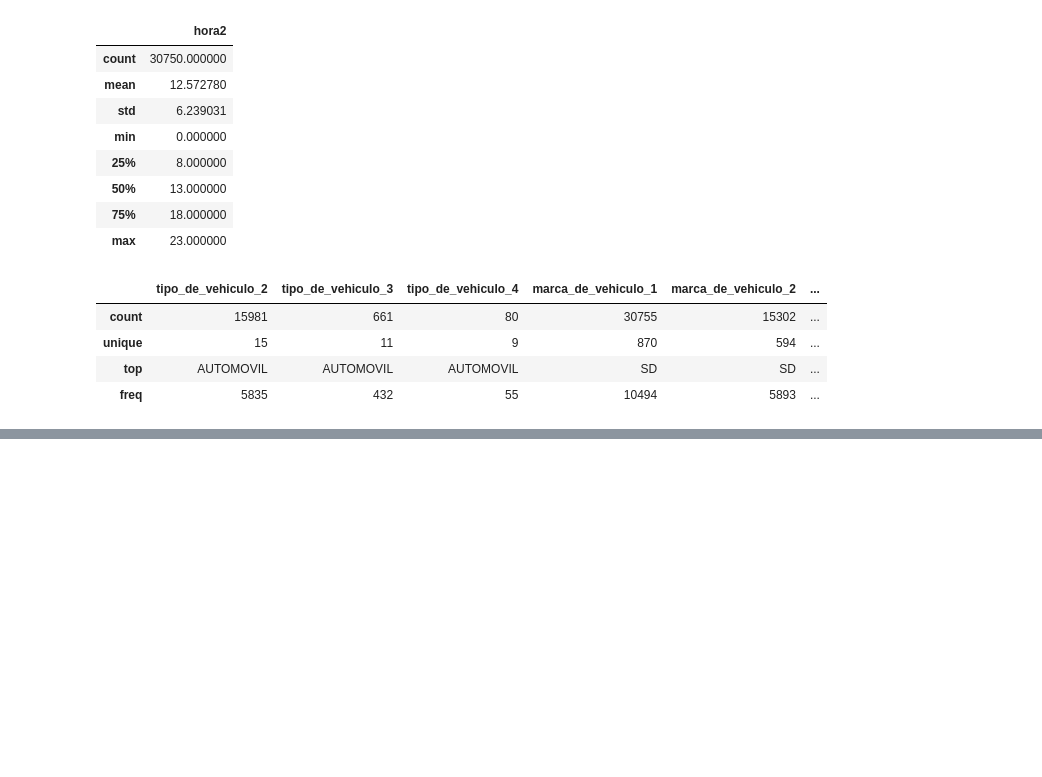
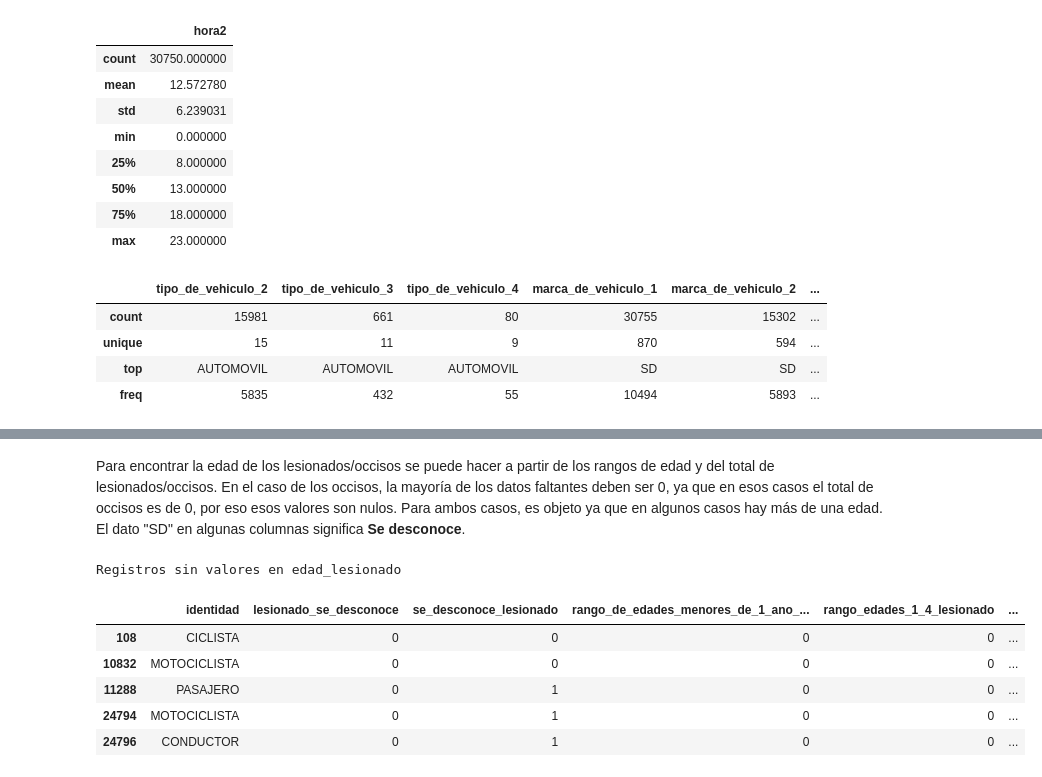
Before and after one commit to XbraYx/IA-para-deteccion-de-accidentes-de-trafico, a Jupyter notebook: notebooks/data_cleaning.ipynb, the cells around one changed output, grey strips where cells are left out. Drawn from its saved outputs; the diff is of its cells as text; code cells hidden in the pictures; blank space fills up the shorter version.

```diff
--- a/notebooks/data_cleaning.ipynb
+++ b/notebooks/data_cleaning.ipynb
@@ -55,5 +55,5 @@ df = pd.read_csv('../data/2018-2019/nacional/conjunto_de_datos/datos_mexico_2019
 # %%
-df2 = pd.read_csv('../data/2018-2019/cdmx/hechos-de-transito-reportados-por-ssc-base-comparativa.csv')
+df2 = pd.read_csv('../data/raw/2018-2019/cdmx/hechos-de-transito-reportados-por-ssc-base-comparativa.csv')
 # %% [markdown]
 # Datos nacionales
 # %%
@@ -470,0 +438,14 @@ El dato "SD" en algunas columnas significa **Se desconoce**.
+# %%
+df2 = df2.drop(
+    [
+        'tipo_de_vehiculo_2',
+        'tipo_de_vehiculo_3',
+        'tipo_de_vehiculo_4',
+        'marca_de_vehiculo_2',
+        'marca_de_vehiculo_3',
+        'marca_de_vehiculo_4',
+        'lugar_del_deceso',
+        'hora2'
+    ],
+    axis=1
+)
@@ -470,0 +487,30 @@ El dato "SD" en algunas columnas significa **Se desconoce**.
+# %% [markdown]
+Para encontrar la edad de los lesionados/occisos se puede hacer a partir de los rangos de edad y del total de lesionados/occisos.
+En el caso de los occisos, la mayoría de los datos faltantes deben ser 0, ya que en esos casos el total de occisos es de 0, por eso esos valores son nulos.
+Para ambos casos, es objeto ya que en algunos casos hay más de una edad.
+El dato "SD" en algunas columnas significa **Se desconoce**.
+# %%
+df2.loc[df2["total_occisos"] == 0, "edad_occiso"] = 0
+# %%
+df2.loc[df2["total_lesionados"] == 0, "edad_lesionado"] = 0
+# %%
+edad_lesionado_lost = df2[df2['edad_lesionado'].isnull()][[
+    'identidad', 'lesionado_se_desconoce', 'se_desconoce_lesionado',
+    'rango_de_edades_menores_de_1_ano_lesionado', 'rango_edades_1_4_lesionado',
+    'rango_edades_5_14_lesionado', 'rango_edades_15_24_lesionado',
+    'rango_edades_25_34_lesionado', 'rango_edades_35_44_lesionado',
+    'rango_edades_45_64_lesionado', 'rango_edades_65_lesionado',
+    'total_lesionados', 'total_occisos', 'lesionados_femeninos', 'lesionados_masculinos'
+]]
+idx_lesioando_null = df2[df2['edad_lesionado'].isnull()].index
+
+print("Registros sin valores en edad_lesionado")
+edad_lesionado_lost
+# %% [output]
+Registros sin valores en edad_lesionado
+|  | identidad | lesionado_se_desconoce | se_desconoce_lesionado | rango_de_edades_menores_de_1_ano_... | rango_edades_1_4_lesionado | ... |
+| 108 | CICLISTA | 0 | 0 | 0 | 0 | ... |
+| 10832 | MOTOCICLISTA | 0 | 0 | 0 | 0 | ... |
+| 11288 | PASAJERO | 0 | 1 | 0 | 0 | ... |
+| 24794 | MOTOCICLISTA | 0 | 1 | 0 | 0 | ... |
+| 24796 | CONDUCTOR | 0 | 1 | 0 | 0 | ... |
```
Also changed, not shown: parts of 21 cells of this notebook, 6 other files.
